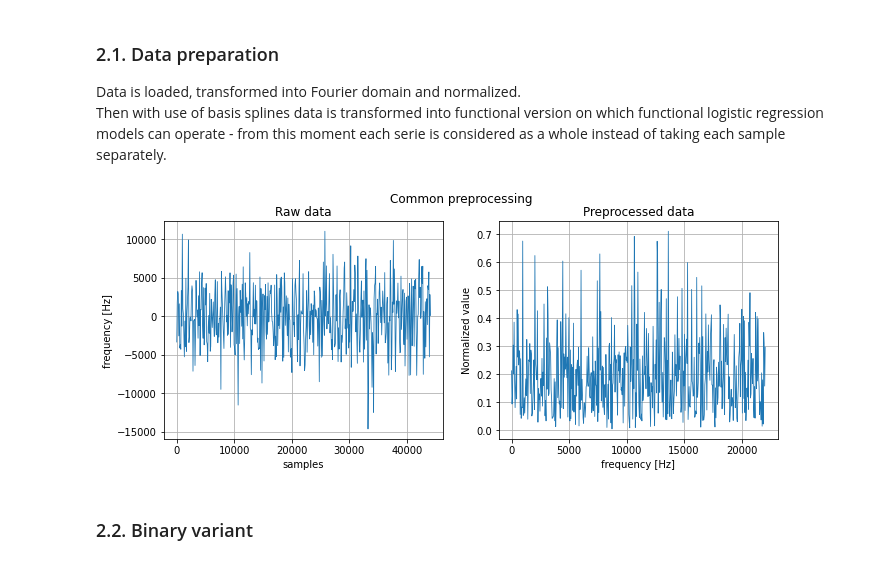
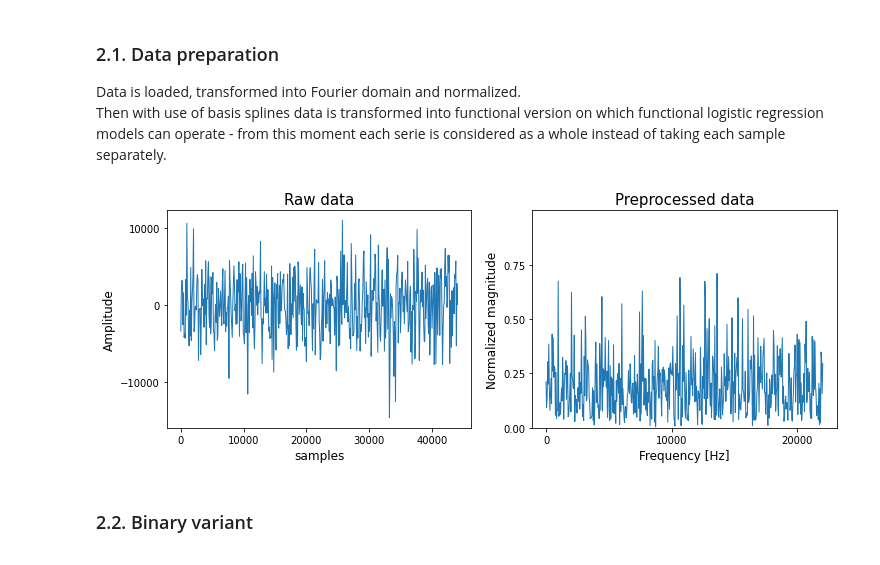
Before and after one commit to Porbi96/fda-time-series-classification, a Jupyter notebook: src/main.ipynb, the cells around one changed output. Drawn from its saved outputs; the diff is of its cells as text; code cells hidden in the pictures.

Commit message:
Updated charts

```diff
--- a/src/main.ipynb
+++ b/src/main.ipynb
@@ -124,23 +140,35 @@ fd_up_fft = transform_time_to_fft(fd_up, normalize=True)
 # %%
 fd_one = fd_up[0]
 fd_fft_one = fd_up_fft[0]
 
-fig, axes = plt.subplots(1, 2, figsize=(11, 4))
-fd_one.plot(linewidth=0.8, axes=axes[0])
-fd_fft_one.plot(linewidth=0.8, axes=axes[1])
+fig, axes = plt.subplots(1, 2, figsize=(12, 4))
+fd_one.plot(linewidth=1, axes=axes[0])
+fd_fft_one.plot(linewidth=1, axes=axes[1])
 
-fig.suptitle("Common preprocessing")
-axes[0].grid()
-axes[0].set_title("Raw data")
-axes[0].set(xlabel='samples', ylabel='frequency [Hz]')
-axes[1].grid()
-axes[1].set_title("Preprocessed data")
-axes[1].set(xlabel='frequency [Hz]', ylabel='Normalized value')
+axes[0].set_title("Raw data", fontsize=15)
+axes[0].set_xlabel('samples', fontsize=12)
+axes[0].set_ylabel('Amplitude', fontsize=12)
+axes[0].xaxis.set_ticks(np.arange(0, 44000, 10000))
+axes[0].yaxis.set_ticks(np.arange(-10000, 10001, 10000))
 
-plt.savefig("../docs/imgs/common_preprocessing.eps", dpi=150, bbox_inches='tight')
+axes[1].set_title("Preprocessed data", fontsize=15)
+axes[1].set_xlabel('Frequency [Hz]', fontsize=12)
+axes[1].set_ylabel('Normalized magnitude', fontsize=12)
+axes[1].xaxis.set_ticks(np.arange(0, 23000, 10000))
+axes[1].yaxis.set_ticks(np.arange(0, 1, 0.25))
+axes[1].set_ylim([0, 1])
+
+plt.savefig("../docs/imgs/common_preprocessing.eps", dpi=300, bbox_inches='tight')
+
+# extent = axes[0].get_window_extent().transformed(fig.dpi_scale_trans.inverted())
+# fig.savefig('../docs/imgs/common_preprocessing_before.eps', bbox_inches=extent.expanded(1.1, 1.2), dpi=300)
+
+# extent = axes[1].get_window_extent().transformed(fig.dpi_scale_trans.inverted())
+# fig.savefig('../docs/imgs/common_preprocessing_after.eps', bbox_inches=extent.expanded(1.1, 1.2), dpi=300)
+
 plt.show()
 # %% [output]
-[figure, old version]
+[figure, new version]
 # %% [markdown]
 ### 2.2. Binary variant
 # %%
```
Also changed, not shown: parts of 10 cells of this notebook, 12 other files.
